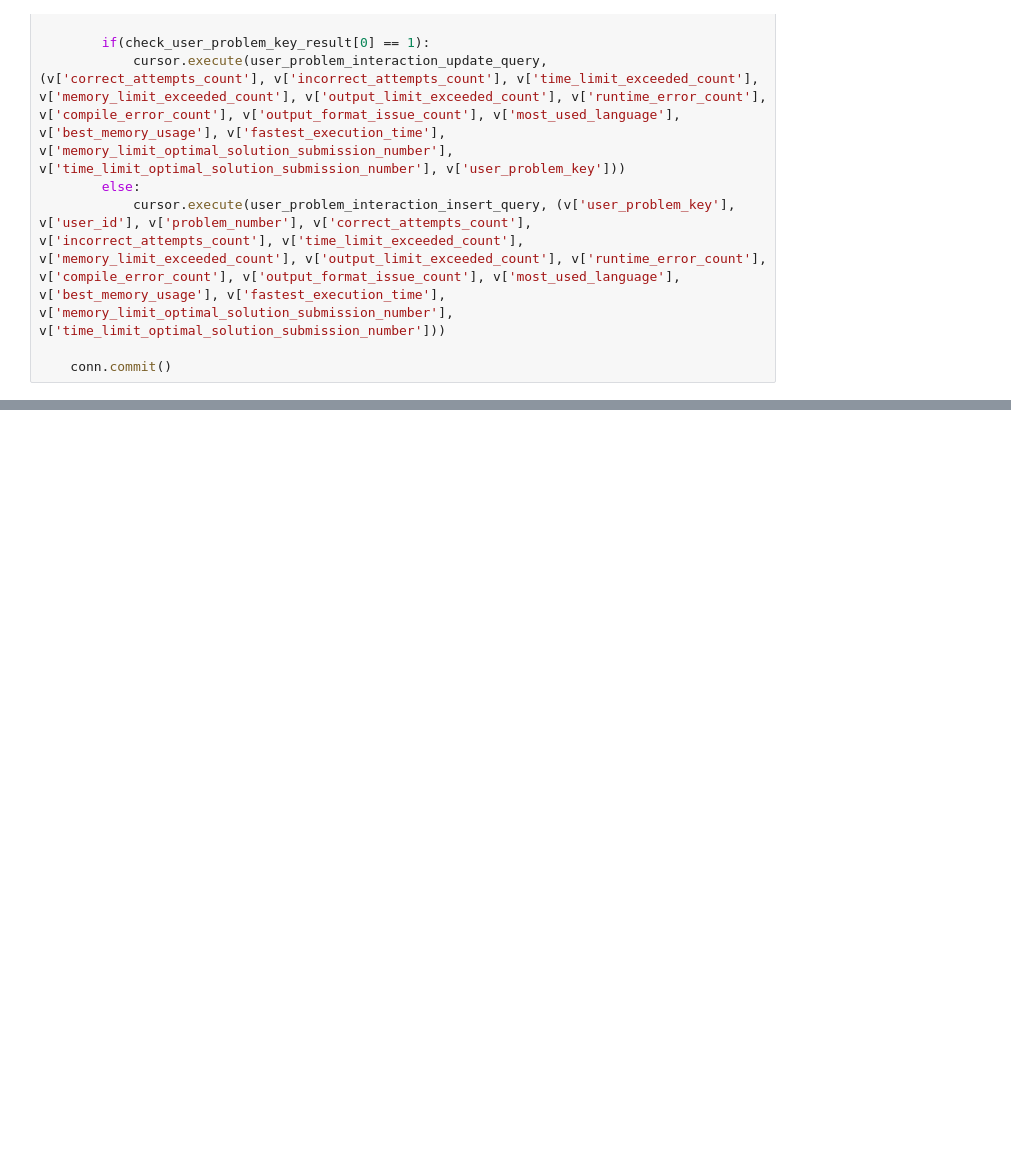
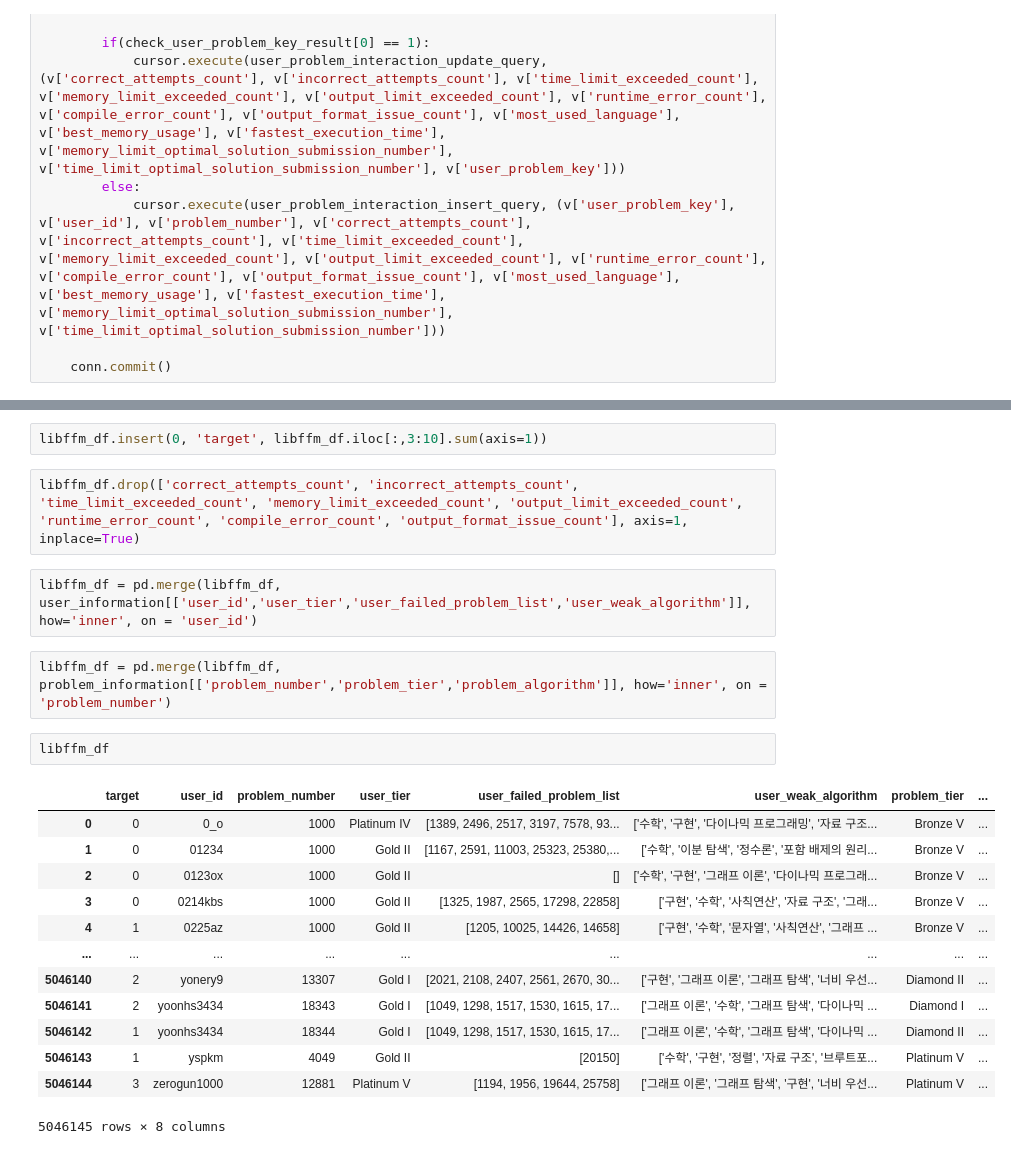
Before and after one commit to Kim-Song/Recommend, a Jupyter notebook: AI/Data/Data_pipeline.ipynb, the cells around one changed output, grey strips where cells are left out. Cells and saved outputs as stored; diff of their text form; blank space fills up the shorter version.

```diff
--- a/AI/Data/Data_pipeline.ipynb
+++ b/AI/Data/Data_pipeline.ipynb
@@ -1711,0 +1944,24 @@ def user_update(user_id):
+# %%
+libffm_df.insert(0, 'target', libffm_df.iloc[:,3:10].sum(axis=1))
+# %%
+libffm_df.drop(['correct_attempts_count', 'incorrect_attempts_count', 'time_limit_exceeded_count', 'memory_limit_exceeded_count', 'output_limit_exceeded_count', 'runtime_error_count', 'compile_error_count', 'output_format_issue_count'], axis=1, inplace=True)
+# %%
+libffm_df = pd.merge(libffm_df, user_information[['user_id','user_tier','user_failed_problem_list','user_weak_algorithm']], how='inner', on = 'user_id')
+# %%
+libffm_df = pd.merge(libffm_df, problem_information[['problem_number','problem_tier','problem_algorithm']], how='inner', on = 'problem_number')
+# %%
+libffm_df
+# %% [output]
+|  | target | user_id | problem_number | user_tier | user_failed_problem_list | user_weak_algorithm | problem_tier | ... |
+| 0 | 0 | 0_o | 1000 | Platinum IV | [1389, 2496, 2517, 3197, 7578, 93... | ['수학', '구현', '다이나믹 프로그래밍', '자료 구조... | Bronze V | ... |
+| 1 | 0 | 01234 | 1000 | Gold II | [1167, 2591, 11003, 25323, 25380,... | ['수학', '이분 탐색', '정수론', '포함 배제의 원리... | Bronze V | ... |
+| 2 | 0 | 0123ox | 1000 | Gold II | [] | ['수학', '구현', '그래프 이론', '다이나믹 프로그래... | Bronze V | ... |
+| 3 | 0 | 0214kbs | 1000 | Gold II | [1325, 1987, 2565, 17298, 22858] | ['구현', '수학', '사칙연산', '자료 구조', '그래... | Bronze V | ... |
+| 4 | 1 | 0225az | 1000 | Gold II | [1205, 10025, 14426, 14658] | ['구현', '수학', '문자열', '사칙연산', '그래프 ... | Bronze V | ... |
+| ... | ... | ... | ... | ... | ... | ... | ... | ... |
+| 5046140 | 2 | yonery9 | 13307 | Gold I | [2021, 2108, 2407, 2561, 2670, 30... | ['구현', '그래프 이론', '그래프 탐색', '너비 우선... | Diamond II | ... |
+| 5046141 | 2 | yoonhs3434 | 18343 | Gold I | [1049, 1298, 1517, 1530, 1615, 17... | ['그래프 이론', '수학', '그래프 탐색', '다이나믹 ... | Diamond I | ... |
+| 5046142 | 1 | yoonhs3434 | 18344 | Gold I | [1049, 1298, 1517, 1530, 1615, 17... | ['그래프 이론', '수학', '그래프 탐색', '다이나믹 ... | Diamond II | ... |
+| 5046143 | 1 | yspkm | 4049 | Gold II | [20150] | ['수학', '구현', '정렬', '자료 구조', '브루트포... | Platinum V | ... |
+| 5046144 | 3 | zerogun1000 | 12881 | Platinum V | [1194, 1956, 19644, 25758] | ['그래프 이론', '그래프 탐색', '구현', '너비 우선... | Platinum V | ... |
+5046145 rows × 8 columns
```
Also changed, not shown: parts of 85 cells of this notebook, 15 other files.
